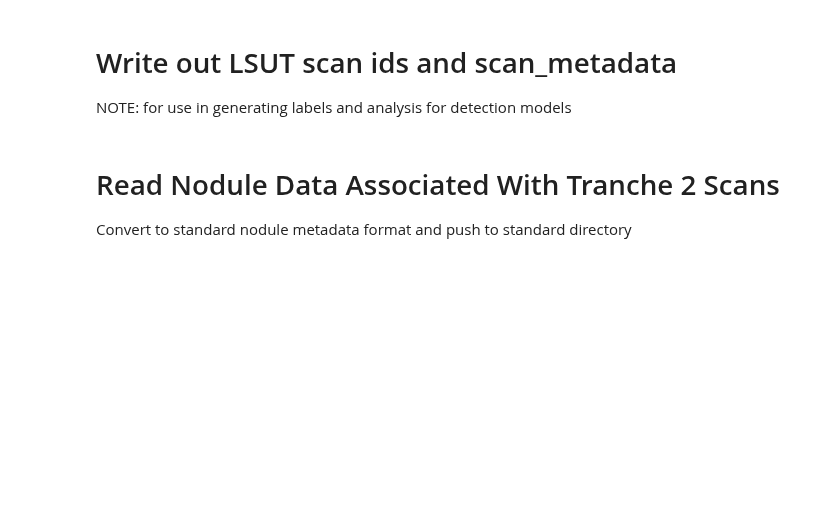
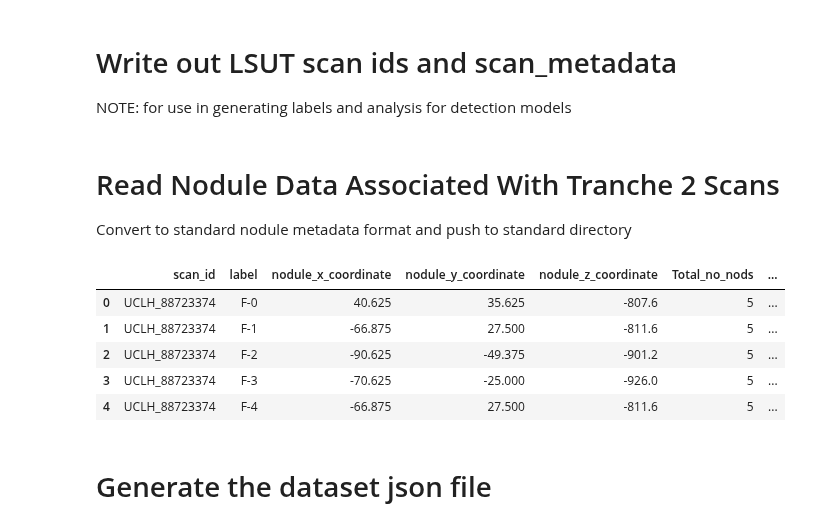
Before and after one commit to johnmccabe44/fairness-in-nodule-detection, a Jupyter notebook: data/lsut/process_markups_tranche2.ipynb, the cells around one changed output. Drawn from its saved outputs; the diff is of its cells as text; code cells hidden in the pictures; blank space fills up the shorter version.

Commit message:
Completed data updates of tranche2 data

```diff
--- a/data/lsut/process_markups_tranche2.ipynb
+++ b/data/lsut/process_markups_tranche2.ipynb
@@ -381,19 +392,18 @@ tranche2_dbl_neg_ids = set(open('tranche2_soft_recon_patients_with_no_nodules.tx
 print('Number of tranche 2, double pos. scans:', len(tranche2_dbl_pos_ids))
 print('Number of tranche 2, double neg. scans:', len(tranche2_dbl_neg_ids))
 
-x = set(open('tranche2_soft_recon_patients_with_no_nodules.txt').read().split('\n'))
-y = set(all_patient_ids)
-print('Warning: number of dble neg scans that were pulled in as part of 20 neg:', len(x.intersection(y)))
 print('downgraded_ids:', len(downgraded_ids))
 print('upgraded_ids:', len(upgraded_ids))
 
-tranche2_all_ids = (
+tranche2_all_ids = list(
     tranche2_dbl_pos_ids
     .union(tranche2_dbl_neg_ids)
     .union(downgraded_ids)
     .union(upgraded_ids)
 )
 
+tranche2_all_ids = [scan_id for scan_id in tranche2_all_ids if scan_id not in blacklist]
+
 print('Total', len(tranche2_all_ids))
 # %% [output]
 Number of tranche 2, double pos. scans: 33
@@ -419,8 +428,8 @@ Convert to standard nodule metadata format and push to standard directory
 import pandas as pd
 
 tranche2_nodule_data = (
-    pd.read_csv('tranche2_nodule_data.csv', encoding='iso-8859-1')
-    .assign(tranche=1)
+    pd.read_csv('tranche2_lsut_nodule_data_MANUALLY_UPDATED.csv', encoding='iso-8859-1')
+    .assign(tranche=2)
     .query('patient_id.notnull()')
 )
 
@@ -428,32 +437,44 @@ nodule_type_recode = {
     'SN' : 'SOLID',
     'PSN' : 'PART-SOLID',
     'pGGN' : 'NON-SOLID',
     'Perifissural' : 'PERIFISSURAL'
 }
 
 def is_actionable(row):
     if row['nodule_type'] == 'SOLID' and row['nodule_diameter_mm'] >= 6:
         return True
 
     if row['nodule_type'] == 'PART-SOLID':
         return True
 
     if row['nodule_type'] == 'NON-SOLID' and row['nodule_diameter_mm'] >= 10:
         return True
 
     return False
 
 
-(
+tranche2_nodule_data = (
     tranche2_nodule_data
     .rename(columns={
         'patient_id' : 'scan_id',
         'X' : 'nodule_x_coordinate',
         'Y' : 'nodule_y_coordinate',
         'Z' : 'nodule_z_coordinate',
         'Nod_diam' : 'nodule_diameter_mm'
     })
     .assign(nodule_type=lambda x: x['Nod_type'].map(nodule_type_recode))
     .assign(actionable=lambda x: x.apply(is_actionable, axis=1))
-    .to_csv('/Users/john/Projects/SOTAEvaluationNoduleDetection/metadata/lsut/tranche2_metadata.csv', index=False)
 )
+
+tranche2_nodule_data.to_csv('/Users/john/Projects/SOTAEvaluationNoduleDetection/metadata/lsut/tranche2_metadata.csv', index=False)
+
+display(tranche2_nodule_data.head())
+# %% [output]
+|  | scan_id | label | nodule_x_coordinate | nodule_y_coordinate | nodule_z_coordinate | Total_no_nods | ... |
+| 0 | UCLH_88723374 | F-0 | 40.625 | 35.625 | -807.6 | 5 | ... |
+| 1 | UCLH_88723374 | F-1 | -66.875 | 27.500 | -811.6 | 5 | ... |
+| 2 | UCLH_88723374 | F-2 | -90.625 | -49.375 | -901.2 | 5 | ... |
+| 3 | UCLH_88723374 | F-3 | -70.625 | -25.000 | -926.0 | 5 | ... |
+| 4 | UCLH_88723374 | F-4 | -66.875 | 27.500 | -811.6 | 5 | ... |
+# %% [markdown]
+# Generate the dataset json file
```
Also changed, not shown: parts of 7 cells of this notebook, 1 other file.
